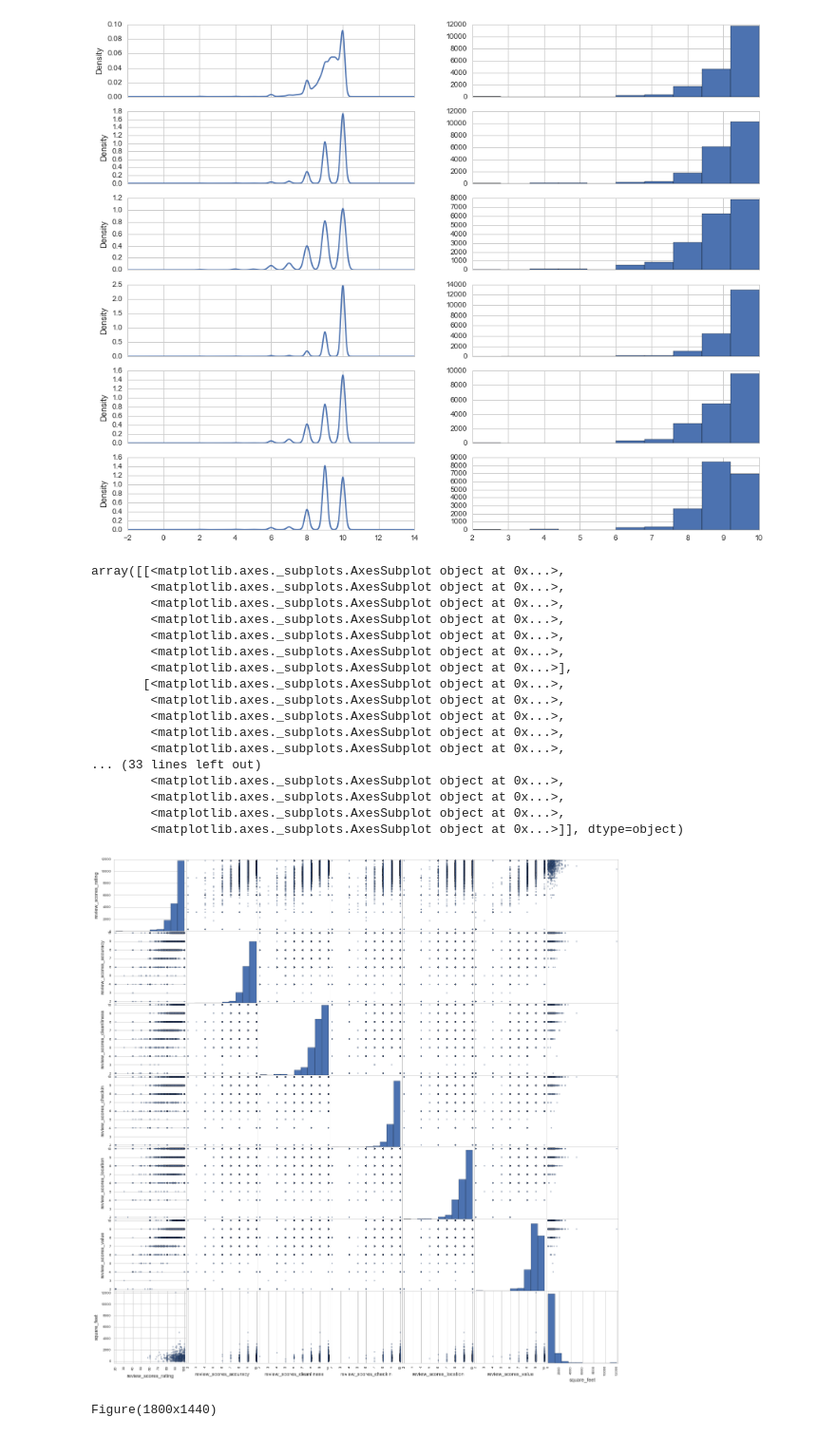
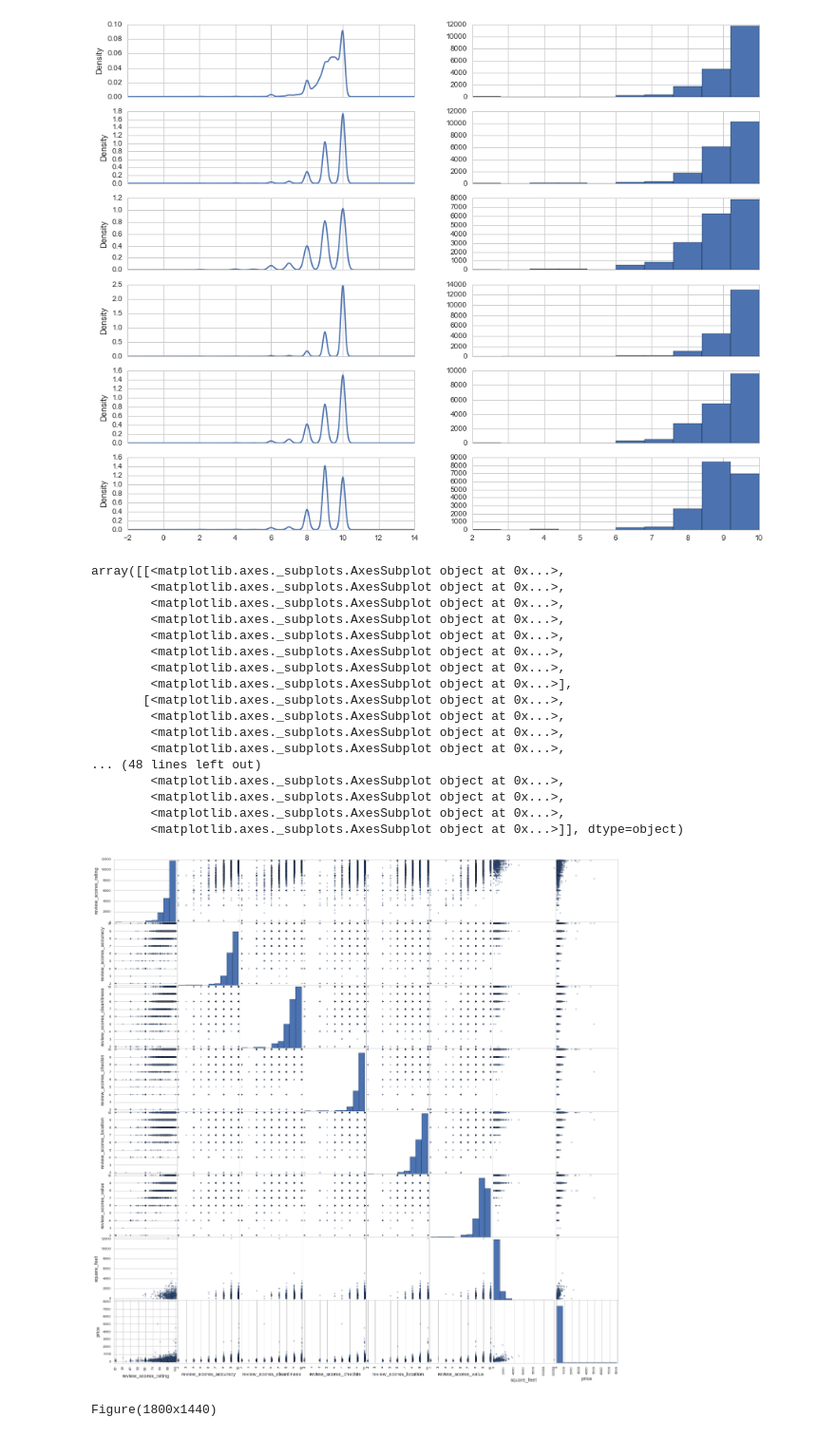
Before and after one commit to duncancfraser/GA_DS18, a Jupyter notebook: Project/Exploration/AirBnB NYC.ipynb, the cells around one changed output. Shown at 95% size. Saved outputs shown, nothing was run; the diff lists cells and outputs as text; code cells hidden in the pictures.

```diff
--- a/Project/Exploration/AirBnB NYC.ipynb
+++ b/Project/Exploration/AirBnB NYC.ipynb
@@ -144,34 +146,35 @@ Figure(1800x1440)
 # %%
 cols = [
 'review_scores_rating',
 'review_scores_accuracy',
 'review_scores_cleanliness',
 'review_scores_checkin',
 'review_scores_location',
 'review_scores_value',
 'square_feet',
+'price'
 ]
 
 pd.scatter_matrix(abnb_reduced[cols], figsize=(20, 20))
 # %% [output]
 array([[<matplotlib.axes._subplots.AxesSubplot object at 0x...>,
+        <matplotlib.axes._subplots.AxesSubplot object at 0x...>,
         <matplotlib.axes._subplots.AxesSubplot object at 0x...>,
         <matplotlib.axes._subplots.AxesSubplot object at 0x...>,
         <matplotlib.axes._subplots.AxesSubplot object at 0x...>,
         <matplotlib.axes._subplots.AxesSubplot object at 0x...>,
         <matplotlib.axes._subplots.AxesSubplot object at 0x...>,
         <matplotlib.axes._subplots.AxesSubplot object at 0x...>],
        [<matplotlib.axes._subplots.AxesSubplot object at 0x...>,
         <matplotlib.axes._subplots.AxesSubplot object at 0x...>,
         <matplotlib.axes._subplots.AxesSubplot object at 0x...>,
         <matplotlib.axes._subplots.AxesSubplot object at 0x...>,
-        <matplotlib.axes._subplots.AxesSubplot object at 0x...>,
-... (33 lines left out)
+... (48 lines left out)
         <matplotlib.axes._subplots.AxesSubplot object at 0x...>,
         <matplotlib.axes._subplots.AxesSubplot object at 0x...>,
         <matplotlib.axes._subplots.AxesSubplot object at 0x...>,
         <matplotlib.axes._subplots.AxesSubplot object at 0x...>]], dtype=object)
-[figure, old version]
+[figure, new version]
 # %%
 fig, axes = plt.subplots(nrows=2, ncols=1,)
 
```
Also changed, not shown: parts of 5 cells of this notebook, 3 other files.
